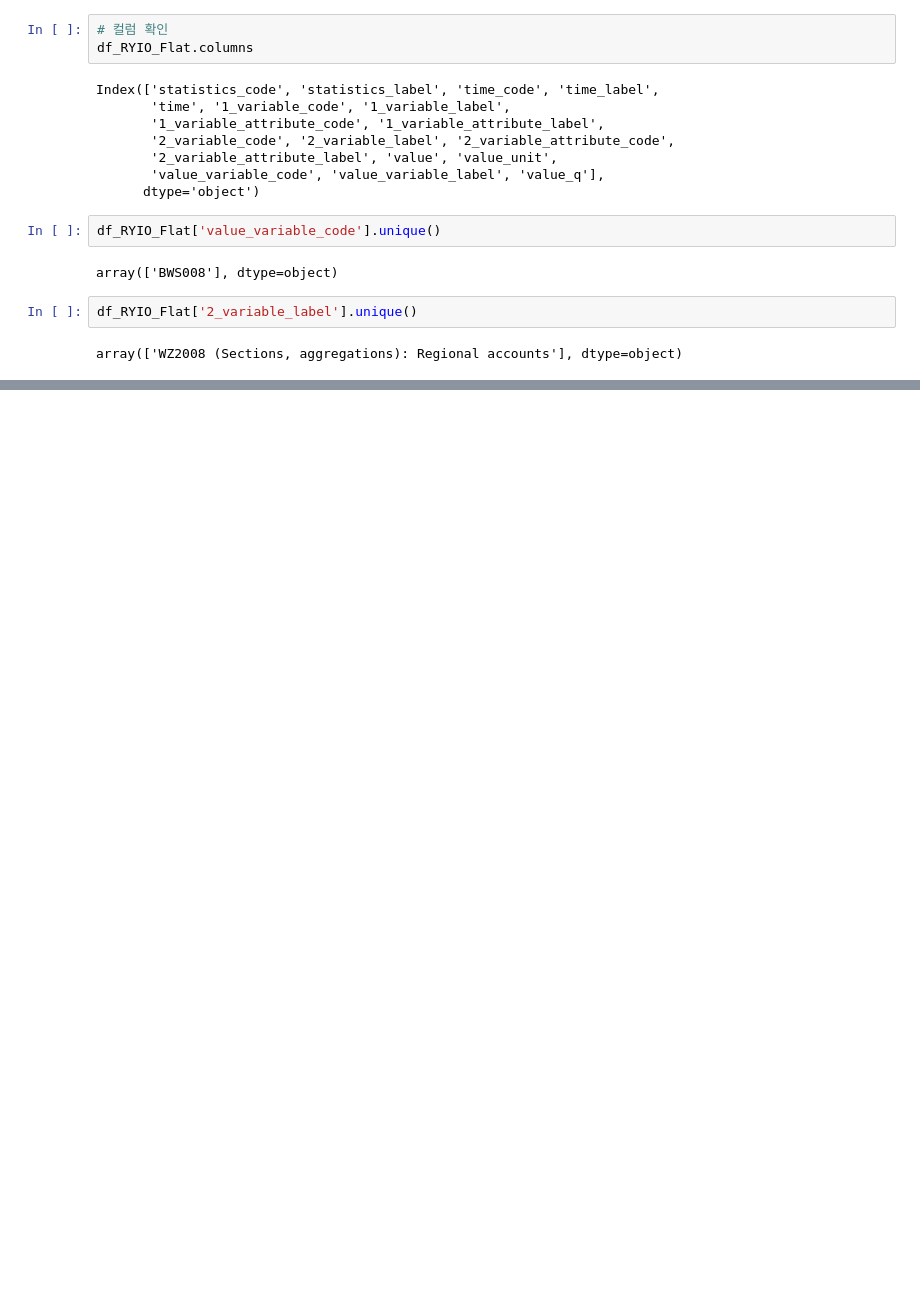
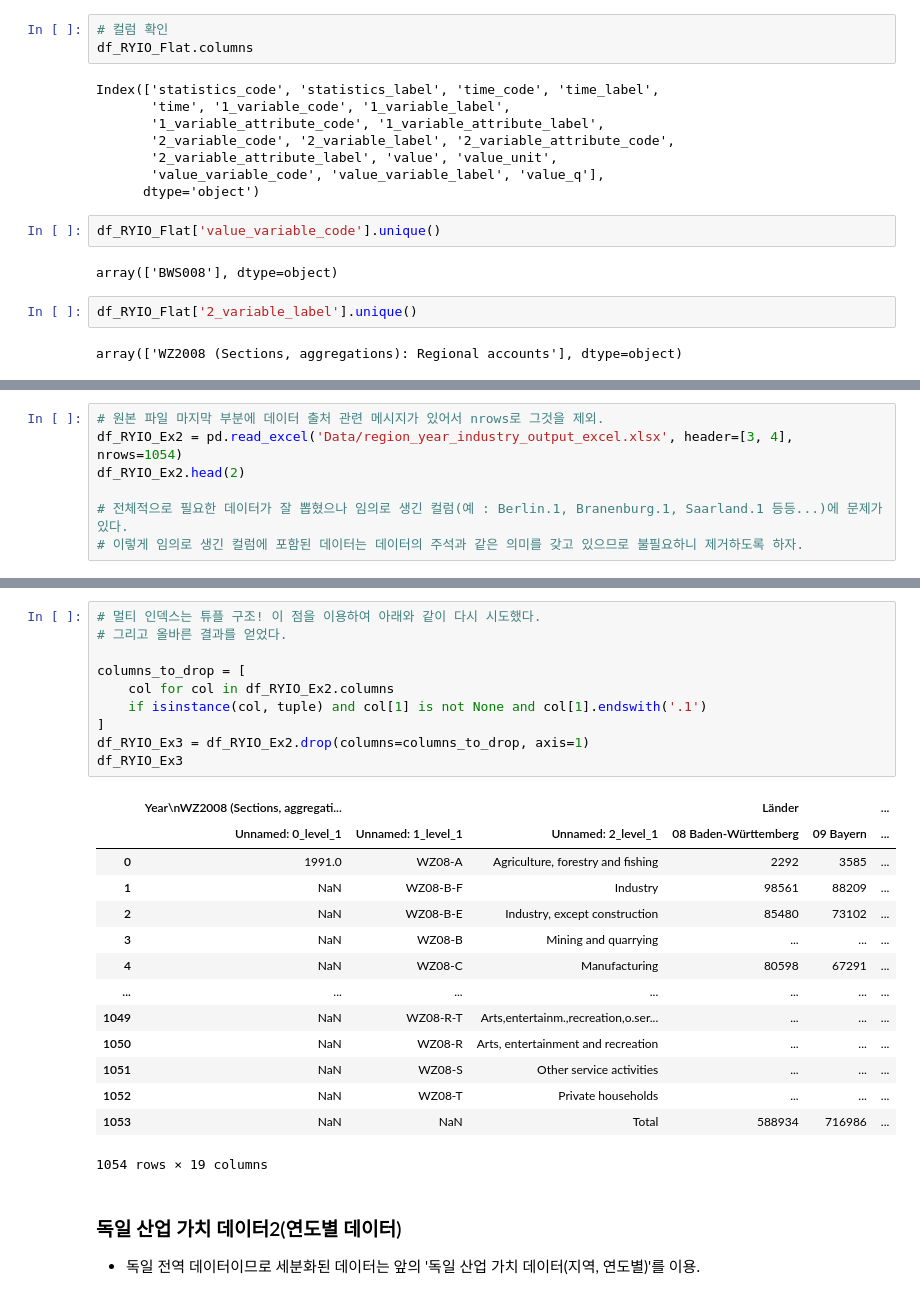
Before and after one commit to Kongalmengi/Stromverbrauch_Projekt, a Jupyter notebook: DateCheck.ipynb, the cells around one changed output, grey strips where cells are left out. Cells and saved outputs as stored; diff of their text form; blank space fills up the shorter version.

```diff
--- a/DateCheck.ipynb
+++ b/DateCheck.ipynb
@@ -189,0 +203,7 @@ array(['WZ2008 (Sections, aggregations): Regional accounts'], dtype=object)
+# %%
+# 원본 파일 마지막 부분에 데이터 출처 관련 메시지가 있어서 nrows로 그것을 제외.
+df_RYIO_Ex2 = pd.read_excel('Data/region_year_industry_output_excel.xlsx', header=[3, 4], nrows=1054)
+df_RYIO_Ex2.head(2)
+
+# 전체적으로 필요한 데이터가 잘 뽑혔으나 임의로 생긴 컬럼(예 : Berlin.1, Branenburg.1, Saarland.1 등등...)에 문제가 있다.
+# 이렇게 임의로 생긴 컬럼에 포함된 데이터는 데이터의 주석과 같은 의미를 갖고 있으므로 불필요하니 제거하도록 하자.
@@ -189,0 +224,28 @@ array(['WZ2008 (Sections, aggregations): Regional accounts'], dtype=object)
+# %%
+# 멀티 인덱스는 튜플 구조! 이 점을 이용하여 아래와 같이 다시 시도했다.
+# 그리고 올바른 결과를 얻었다.
+
+columns_to_drop = [
+    col for col in df_RYIO_Ex2.columns
+    if isinstance(col, tuple) and col[1] is not None and col[1].endswith('.1')
+]
+df_RYIO_Ex3 = df_RYIO_Ex2.drop(columns=columns_to_drop, axis=1)
+df_RYIO_Ex3
+# %% [output]
+|  | Year\nWZ2008 (Sections, aggregati... |  |  | Länder |  | ... |
+|  | Unnamed: 0_level_1 | Unnamed: 1_level_1 | Unnamed: 2_level_1 | 08 Baden-Württemberg | 09 Bayern | ... |
+| 0 | 1991.0 | WZ08-A | Agriculture, forestry and fishing | 2292 | 3585 | ... |
+| 1 | NaN | WZ08-B-F | Industry | 98561 | 88209 | ... |
+| 2 | NaN | WZ08-B-E | Industry, except construction | 85480 | 73102 | ... |
+| 3 | NaN | WZ08-B | Mining and quarrying | ... | ... | ... |
+| 4 | NaN | WZ08-C | Manufacturing | 80598 | 67291 | ... |
+| ... | ... | ... | ... | ... | ... | ... |
+| 1049 | NaN | WZ08-R-T | Arts,entertainm.,recreation,o.ser... | ... | ... | ... |
+| 1050 | NaN | WZ08-R | Arts, entertainment and recreation | ... | ... | ... |
+| 1051 | NaN | WZ08-S | Other service activities | ... | ... | ... |
+| 1052 | NaN | WZ08-T | Private households | ... | ... | ... |
+| 1053 | NaN | NaN | Total | 588934 | 716986 | ... |
+1054 rows × 19 columns
+# %% [markdown]
+### 독일 산업 가치 데이터2(연도별 데이터)
+- 독일 전역 데이터이므로 세분화된 데이터는 앞의 '독일 산업 가치 데이터(지역, 연도별)'를 이용.
```
Also changed, not shown: parts of 21 cells of this notebook, 1 other file.
